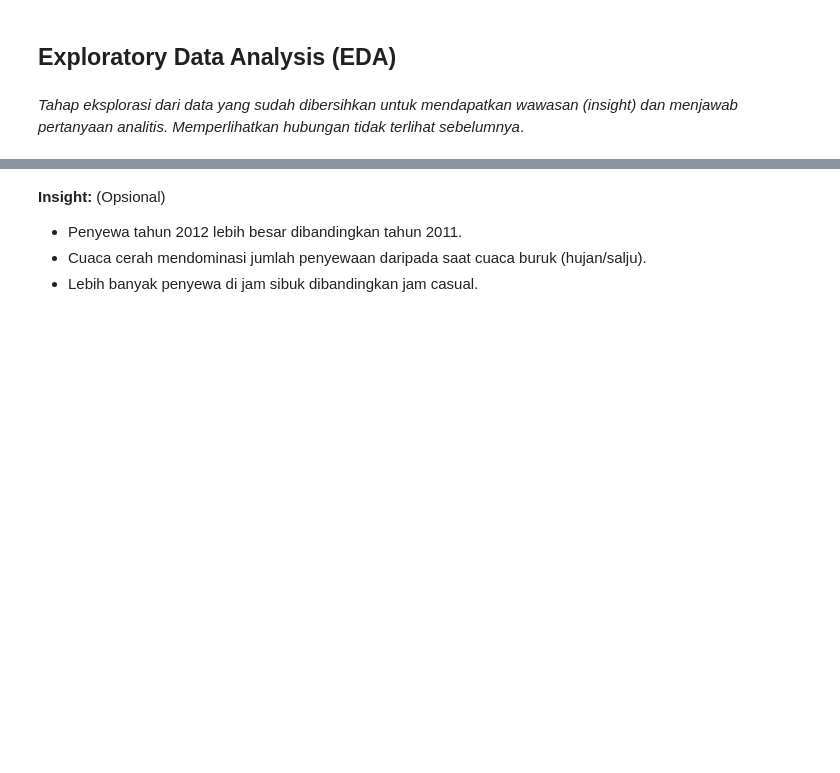
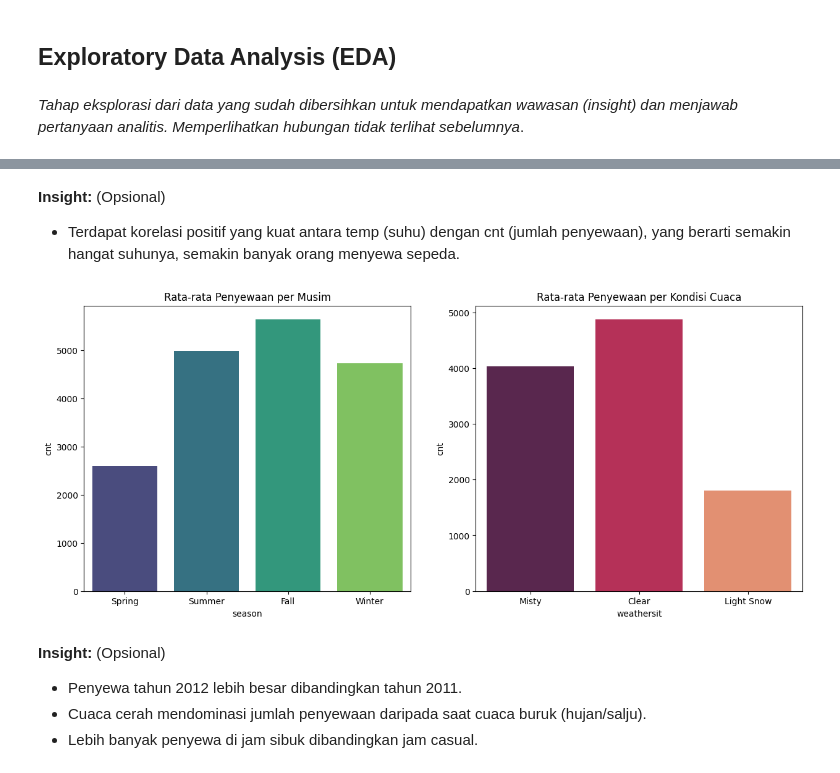
Before and after one commit to Earlyalfa/Project-analisisdata-Bike-Sharing, a Jupyter notebook: notebook.ipynb, the cells around one changed output, grey strips where cells are left out. Saved outputs shown, nothing was run; the diff lists cells and outputs as text; code cells hidden in the pictures; blank space fills up the shorter version.

```diff
--- a/notebook.ipynb
+++ b/notebook.ipynb
@@ -244,3 +221,21 @@ dtype: int64
+# %% [markdown]
+**Insight:** (Opsional)
+- Terdapat korelasi positif yang kuat antara temp (suhu) dengan cnt (jumlah penyewaan), yang berarti semakin hangat suhunya, semakin banyak orang menyewa sepeda.
+# %%
+# EDA Kategorikal: Perbandingan Rata-rata per Musim & Cuaca
+fig, ax = plt.subplots(nrows=1, ncols=2, figsize=(15, 6))
+
+# Menambahkan palette='viridis' dan hue agar warna tiap batang berbeda
+sns.barplot(x='season', y='cnt', data=day_df, ax=ax[0], palette='viridis', hue='season', legend=False, errorbar=None)
+ax[0].set_title('Rata-rata Penyewaan per Musim')
+
+# Menambahkan palette='rocket' dan hue agar warna tiap batang berbeda
+sns.barplot(x='weathersit', y='cnt', data=day_df, ax=ax[1], palette='rocket', hue='weathersit', legend=False, errorbar=None)
+ax[1].set_title('Rata-rata Penyewaan per Kondisi Cuaca')
+
+plt.show()
+# %% [output]
+[figure, added]
 # %% [markdown]
 **Insight:** (Opsional)
 - Penyewa tahun 2012 lebih besar dibandingkan tahun 2011.
```
Also changed, not shown: parts of 9 cells of this notebook.
